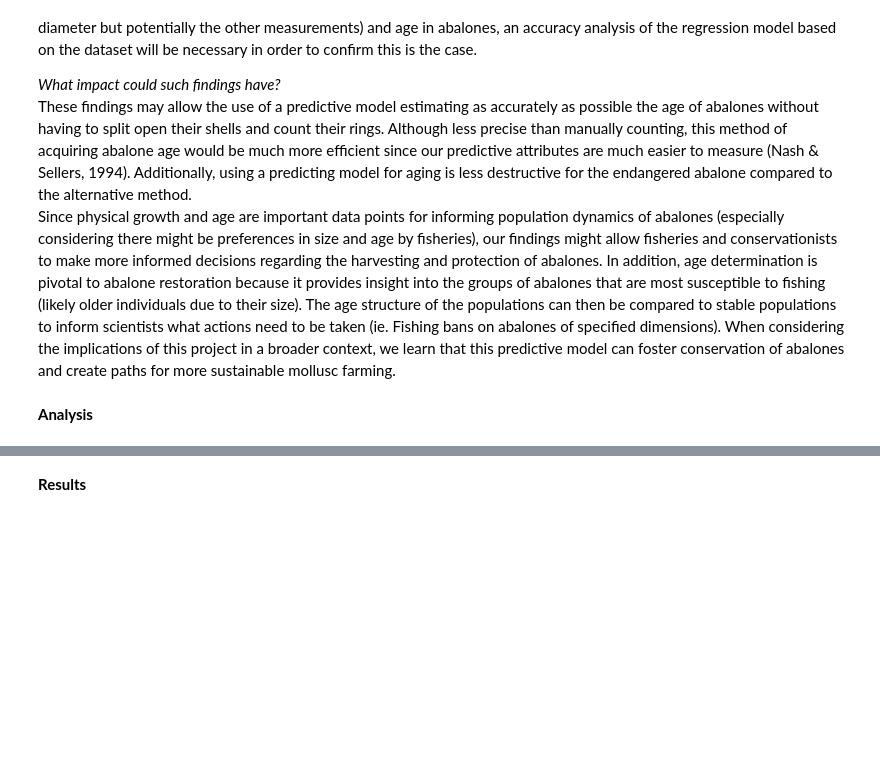
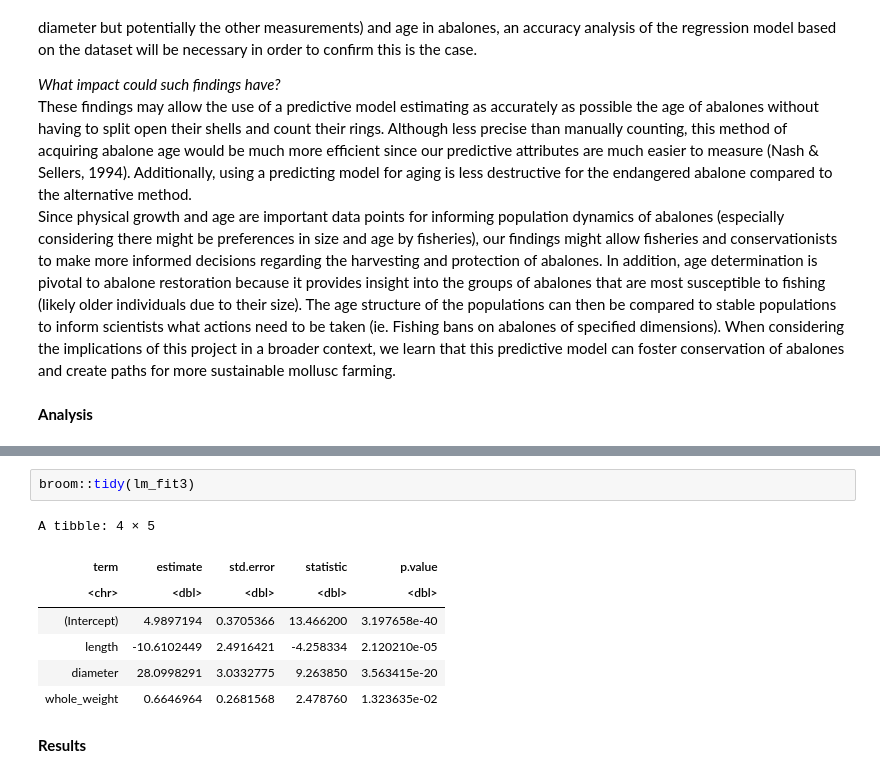
Before and after one commit to laurelyne/group_28_project, a Jupyter notebook: proposal new version.ipynb, the cells around one changed output, grey strips where cells are left out. Saved outputs shown, nothing was run; the diff lists cells and outputs as text; blank space fills up the shorter version.

Commit message:
Broom with final stats

```diff
--- a/proposal new version.ipynb
+++ b/proposal new version.ipynb
@@ -597,3 +601,13 @@ lm_fit3$fit$fit$fit$coefficients
+# %%
+broom::tidy(lm_fit3)
+# %% [output]
+A tibble: 4 × 5
+| term | estimate | std.error | statistic | p.value |
+| <chr> | <dbl> | <dbl> | <dbl> | <dbl> |
+| (Intercept) | 4.9897194 | 0.3705366 | 13.466200 | 3.197658e-40 |
+| length | -10.6102449 | 2.4916421 | -4.258334 | 2.120210e-05 |
+| diameter | 28.0998291 | 3.0332775 | 9.263850 | 3.563415e-20 |
+| whole_weight | 0.6646964 | 0.2681568 | 2.478760 | 1.323635e-02 |
 # %% [markdown]
 **Results**
 # %% [markdown]
```
Also changed, not shown: parts of 18 cells of this notebook.
